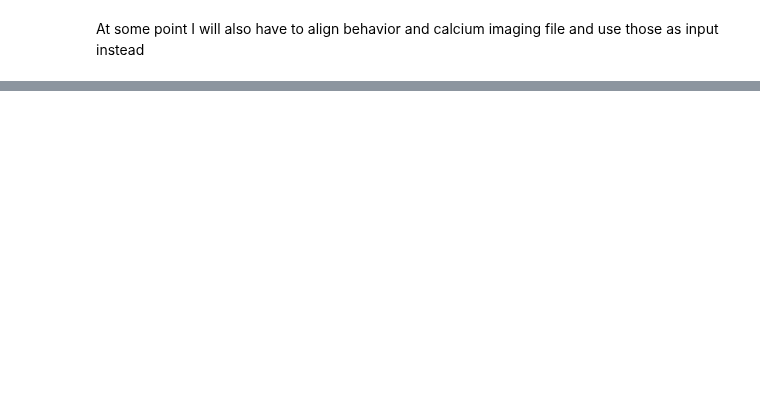
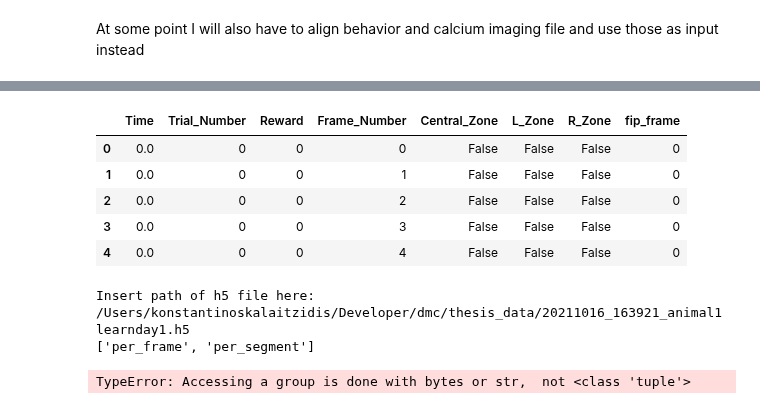
Before and after one commit to konkalaitzidis/bpnn, a Jupyter notebook: src/new-main.ipynb, the cells around one changed output, grey strips where cells are left out. Drawn from its saved outputs; the diff is of its cells as text; code cells hidden in the pictures; blank space fills up the shorter version.

```diff
--- a/src/new-main.ipynb
+++ b/src/new-main.ipynb
@@ -188,0 +286,52 @@ At some point I will also have to align behavior and calcium imaging file and us
+# %%
+# Adding column names
+beh_data = beh_data.rename(columns={
+    0: 'Time', 1: 'Trial_Number',
+    2: 'Reward', 3: 'Frame_Number', 4: 'Central_Zone',
+    5: 'L_Zone', 6: 'R_Zone', 7: 'fip_frame'})
+
+
+# # Preparing deep lab cut file
+# dlc_data_path = input("Insert path of dlc data file here: ")
+# dlc_data = pd.read_hdf(dlc_data_path)
+
+
+# # Add a column named "Time"
+# dlc_data[dlc_data.shape[1]] = 0
+# dlc_data = dlc_data.rename(columns={24: 'Time'})
+
+
+# # Reading the h5 file that contains the deeplabcut and calcium imaging
+# pathname = input("Insert path of h5 file here: ")
+
+# with pd.HDFStore(pathname) as hdf:
+#     # This prints a list of all group names:
+#     print("Reading the h5 file that contains the deeplabcut and calcium imaging data...")
+
+# h5_file = pd.read_hdf(pathname, key="/meta")
+
+
+# Removing the date part from the datetime values to keep only seconds
+beh_data['Time'] = pd.to_datetime(beh_data['Time'])
+beh_data.iloc[:, 0] = beh_data.iloc[:, 0] - beh_data.iloc[0, 0]
+beh_data['Time'] = beh_data.iloc[:, 0].dt.total_seconds()
+beh_data.head()
+# %% [output]
+|  | Time | Trial_Number | Reward | Frame_Number | Central_Zone | L_Zone | R_Zone | fip_frame |
+| 0 | 0.0 | 0 | 0 | 0 | False | False | False | 0 |
+| 1 | 0.0 | 0 | 0 | 1 | False | False | False | 0 |
+| 2 | 0.0 | 0 | 0 | 2 | False | False | False | 0 |
+| 3 | 0.0 | 0 | 0 | 3 | False | False | False | 0 |
+| 4 | 0.0 | 0 | 0 | 4 | False | False | False | 0 |
+# %%
+pathname = input("Insert path of h5 file here: ")
+
+with h5py.File(pathname, 'r') as f:
+    # Print the keys of the file
+    print(list(f.keys()))
+    dataset = f['per_frame'][()]
+    print(dataset)
+# %% [output]
+Insert path of h5 file here:  /Users/konstantinoskalaitzidis/Developer/dmc/thesis_data/20211016_163921_animal1learnday1.h5
+['per_frame', 'per_segment']
+TypeError: Accessing a group is done with bytes or str,  not <class 'tuple'>
```
Also changed, not shown: parts of 36 cells of this notebook, 2 other files.
